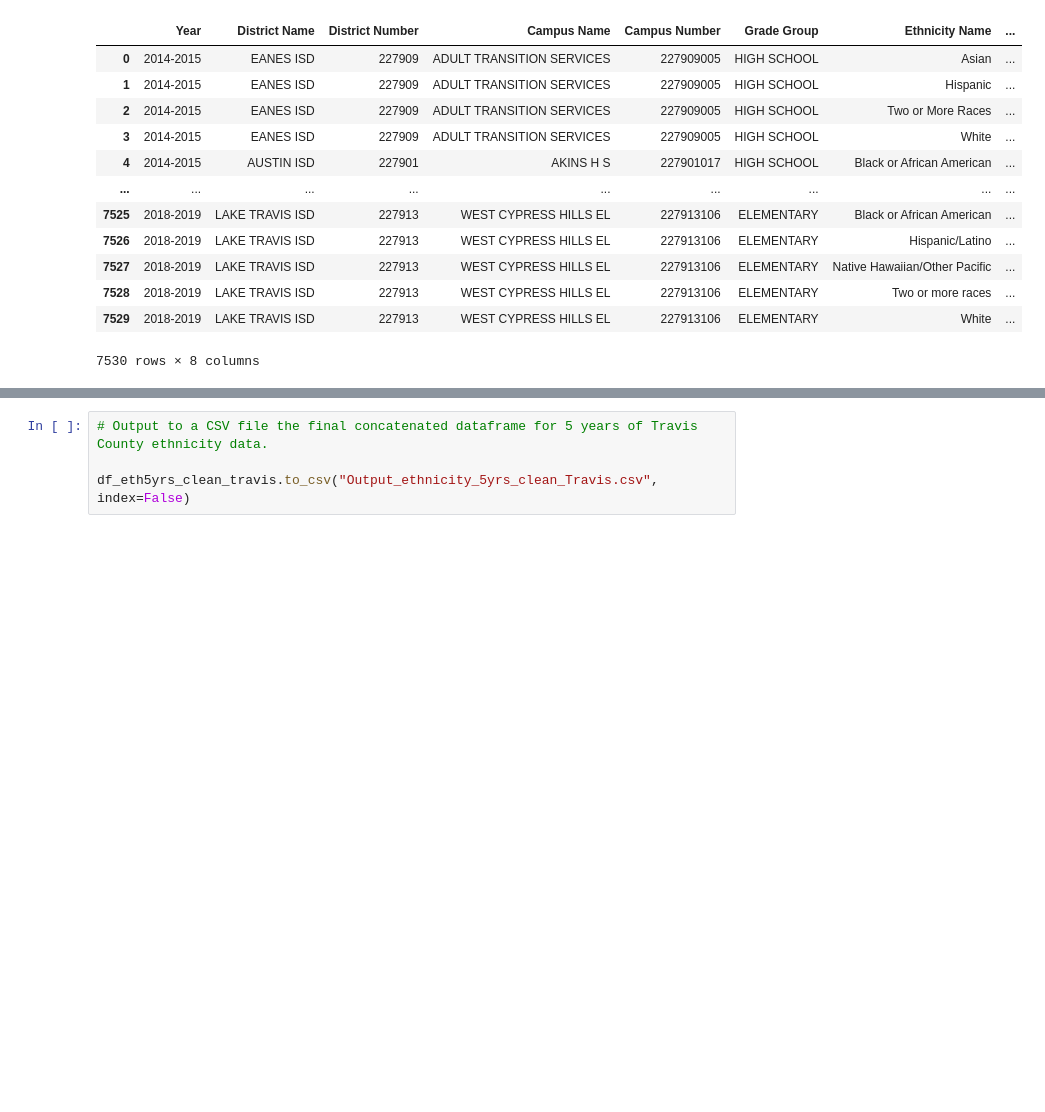
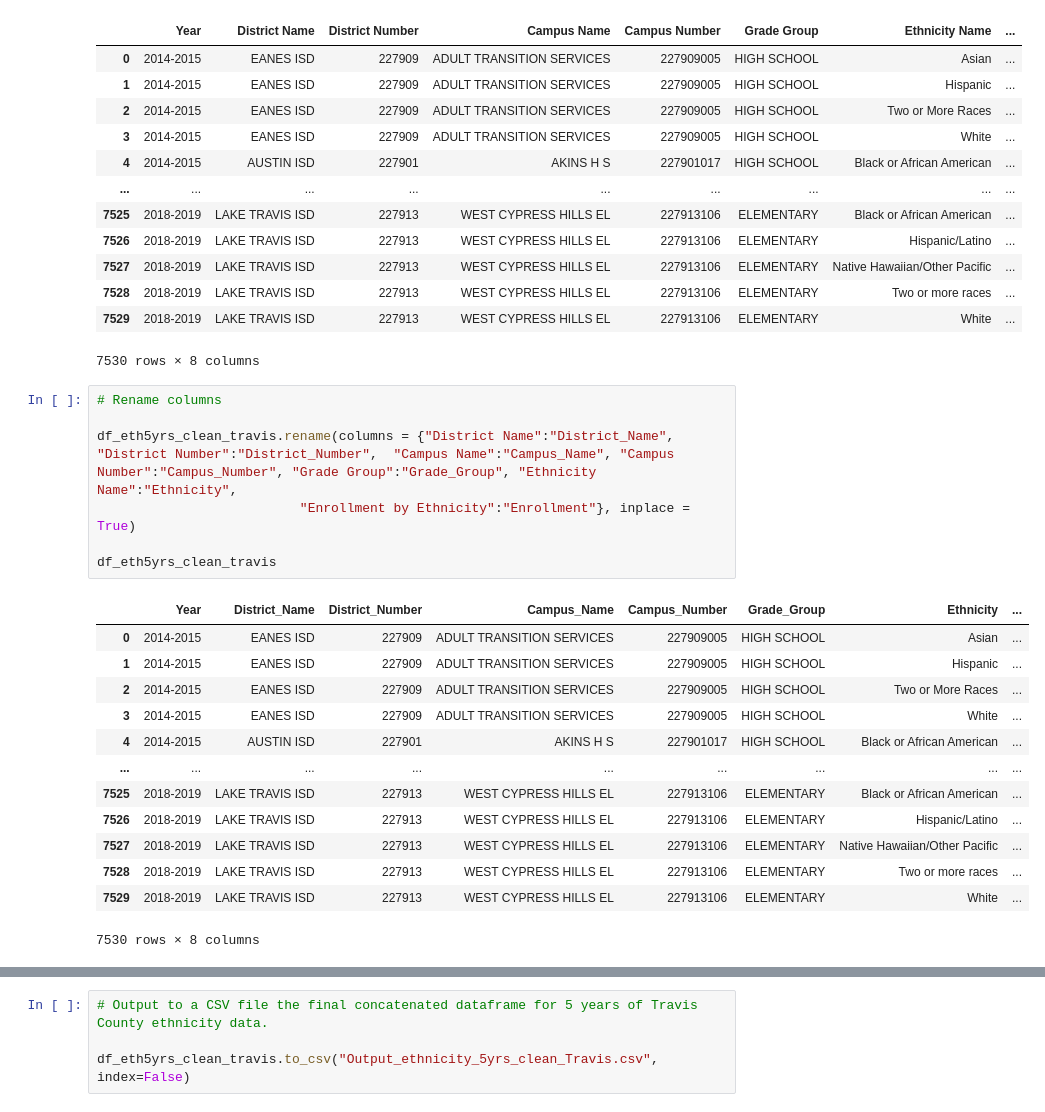
Before and after one commit to tpohl535/project_one_yellow_ninjas, a Jupyter notebook: Schools/ethnicity-acad-performance/schools-ethnicity.ipynb, the cells around one changed output, grey strips where cells are left out. Saved outputs shown, nothing was run; the diff lists cells and outputs as text; blank space fills up the shorter version.

Commit message:
ethnicity extra formatting

```diff
--- a/Schools/ethnicity-acad-performance/schools-ethnicity.ipynb
+++ b/Schools/ethnicity-acad-performance/schools-ethnicity.ipynb
@@ -240,3 +219,24 @@ df_eth5yrs_clean_travis
 | 7528 | 2018-2019 | LAKE TRAVIS ISD | 227913 | WEST CYPRESS HILLS EL | 227913106 | ELEMENTARY | Two or more races | ... |
 | 7529 | 2018-2019 | LAKE TRAVIS ISD | 227913 | WEST CYPRESS HILLS EL | 227913106 | ELEMENTARY | White | ... |
 7530 rows × 8 columns
+# %%
+# Rename columns
+
+df_eth5yrs_clean_travis.rename(columns = {"District Name":"District_Name", "District Number":"District_Number",  "Campus Name":"Campus_Name", "Campus Number":"Campus_Number", "Grade Group":"Grade_Group", "Ethnicity Name":"Ethnicity",
+                          "Enrollment by Ethnicity":"Enrollment"}, inplace = True)
+
+df_eth5yrs_clean_travis
+# %% [output]
+|  | Year | District_Name | District_Number | Campus_Name | Campus_Number | Grade_Group | Ethnicity | ... |
+| 0 | 2014-2015 | EANES ISD | 227909 | ADULT TRANSITION SERVICES | 227909005 | HIGH SCHOOL | Asian | ... |
+| 1 | 2014-2015 | EANES ISD | 227909 | ADULT TRANSITION SERVICES | 227909005 | HIGH SCHOOL | Hispanic | ... |
+| 2 | 2014-2015 | EANES ISD | 227909 | ADULT TRANSITION SERVICES | 227909005 | HIGH SCHOOL | Two or More Races | ... |
+| 3 | 2014-2015 | EANES ISD | 227909 | ADULT TRANSITION SERVICES | 227909005 | HIGH SCHOOL | White | ... |
+| 4 | 2014-2015 | AUSTIN ISD | 227901 | AKINS H S | 227901017 | HIGH SCHOOL | Black or African American | ... |
+| ... | ... | ... | ... | ... | ... | ... | ... | ... |
+| 7525 | 2018-2019 | LAKE TRAVIS ISD | 227913 | WEST CYPRESS HILLS EL | 227913106 | ELEMENTARY | Black or African American | ... |
+| 7526 | 2018-2019 | LAKE TRAVIS ISD | 227913 | WEST CYPRESS HILLS EL | 227913106 | ELEMENTARY | Hispanic/Latino | ... |
+| 7527 | 2018-2019 | LAKE TRAVIS ISD | 227913 | WEST CYPRESS HILLS EL | 227913106 | ELEMENTARY | Native Hawaiian/Other Pacific | ... |
+| 7528 | 2018-2019 | LAKE TRAVIS ISD | 227913 | WEST CYPRESS HILLS EL | 227913106 | ELEMENTARY | Two or more races | ... |
+| 7529 | 2018-2019 | LAKE TRAVIS ISD | 227913 | WEST CYPRESS HILLS EL | 227913106 | ELEMENTARY | White | ... |
+7530 rows × 8 columns
```
Also changed, not shown: parts of 6 cells of this notebook, 1 other file.
